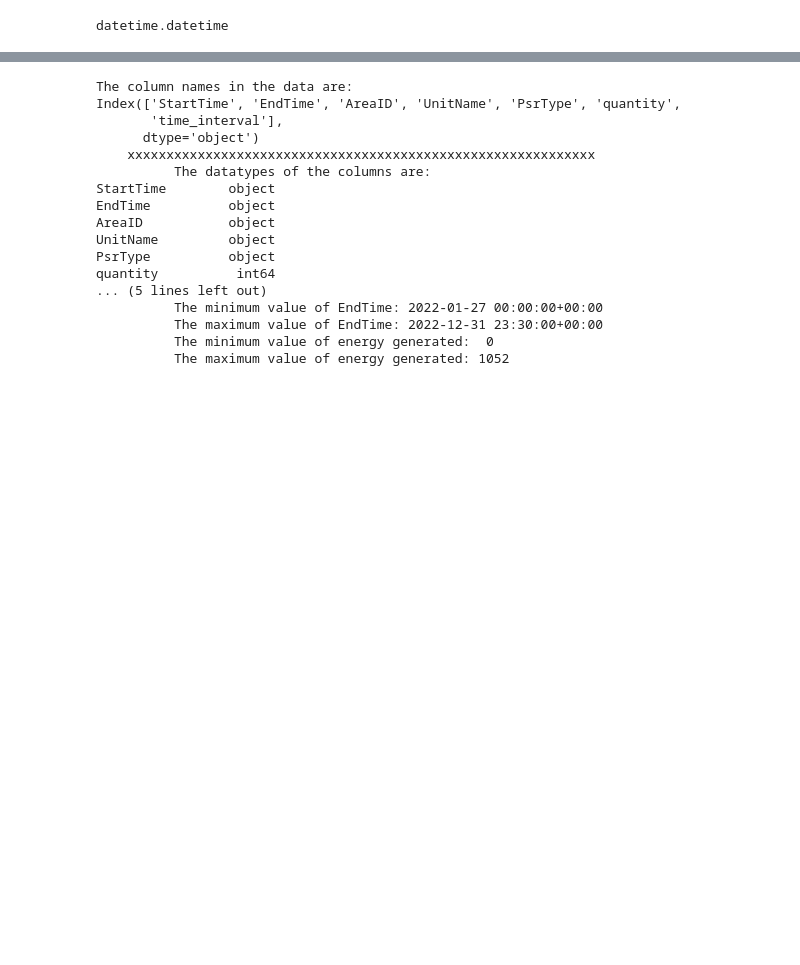
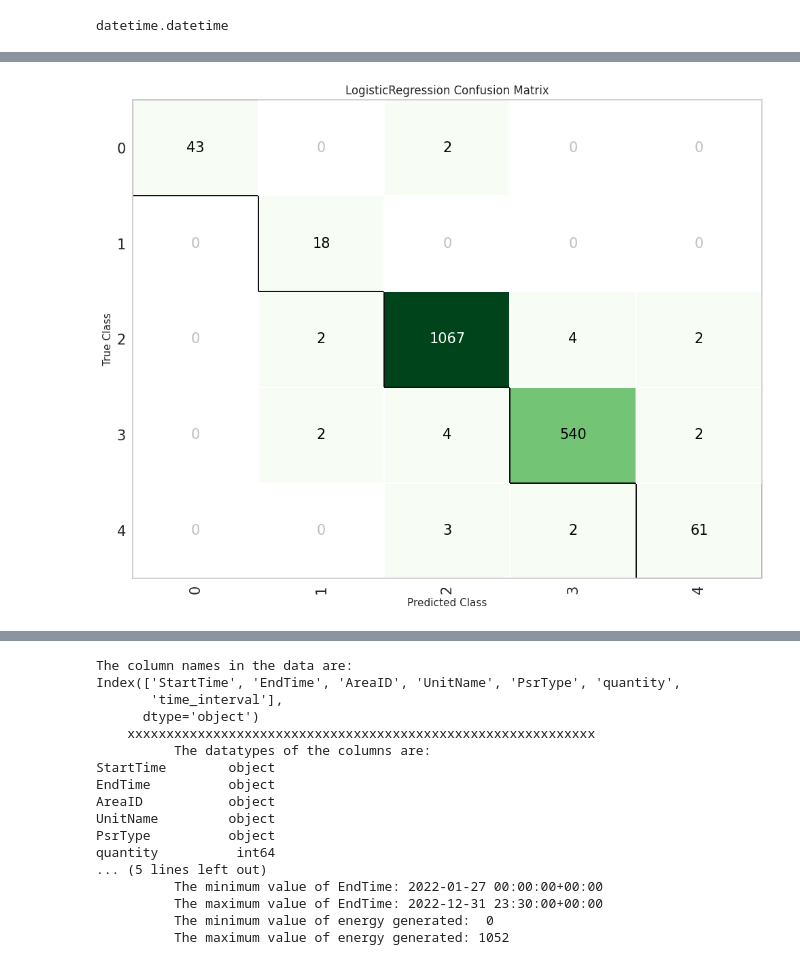
Before and after one commit to Ashish-Soni08/SE-Europe-Data_Challenge, a Jupyter notebook: EDA.ipynb, the cells around one changed output, grey strips where cells are left out. Cells and saved outputs as stored; diff of their text form; code cells hidden in the pictures; blank space fills up the shorter version.

Commit message:
model experiments

```diff
--- a/EDA.ipynb
+++ b/EDA.ipynb
@@ -431,0 +225,2 @@ resampled_df
+# %%
+best_model = compare_models()
@@ -431,0 +249,4 @@ resampled_df
+# %%
+# plot confusion matrix
+plot_model(best_model, plot = 'confusion_matrix')
+# %% [output]
@@ -431,0 +254 @@ resampled_df
+[figure, added]
```
Also changed, not shown: parts of 98 cells of this notebook.
